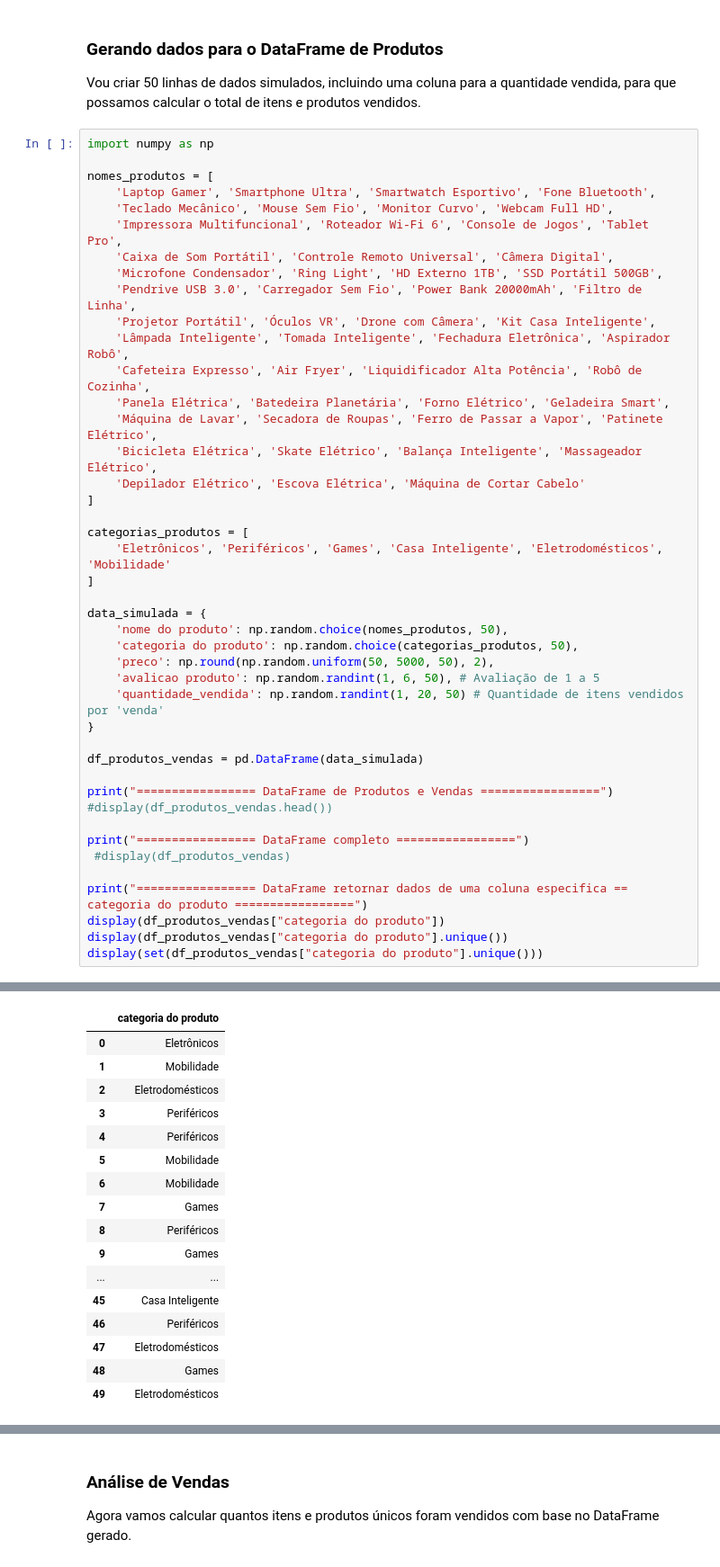
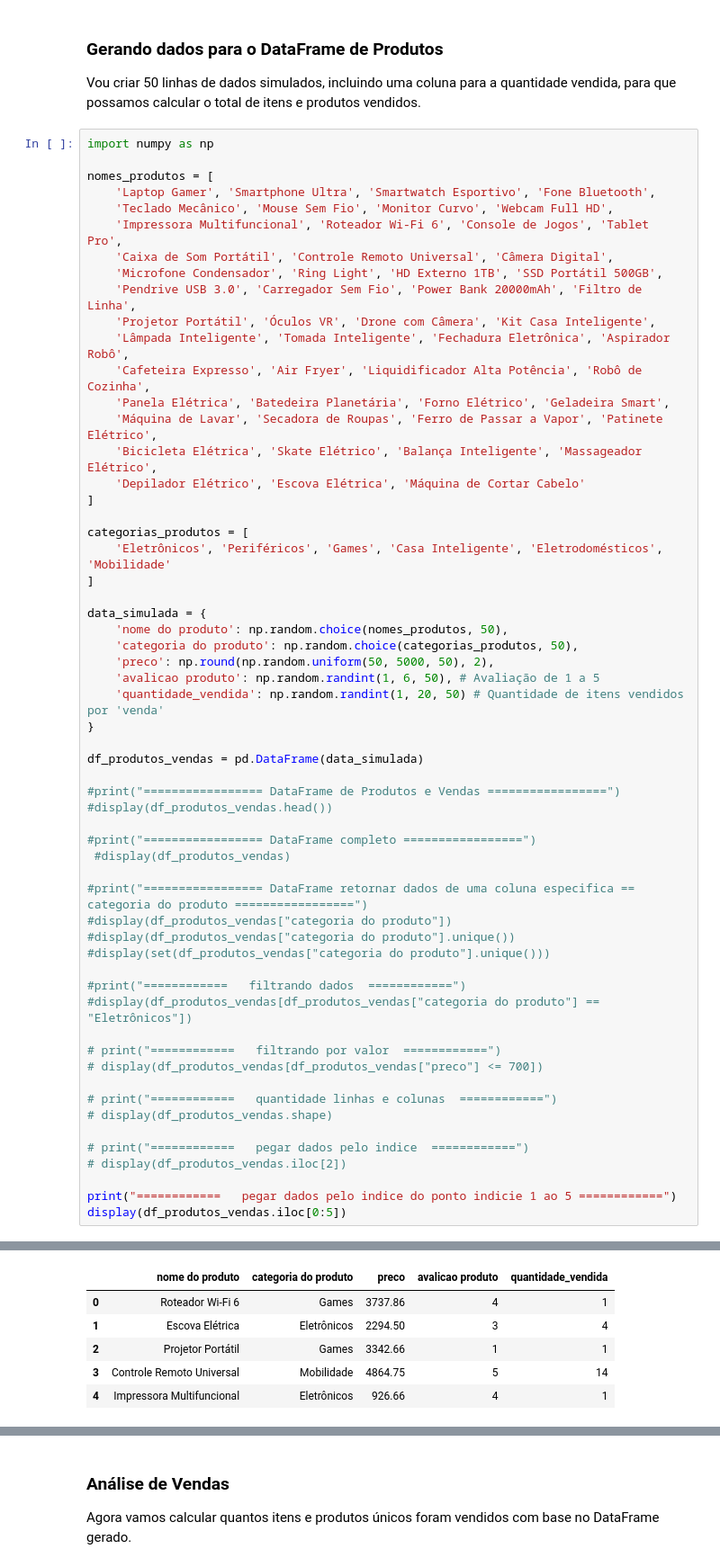
Before and after one commit to ThailanRg/ai-engineering, a Jupyter notebook: google-colab-egenieria.ipynb, the cells around one changed output, grey strips where cells are left out. Shown at 90% size. Drawn from its saved outputs; the diff is of its cells as text.

```diff
--- a/google-colab-egenieria.ipynb
+++ b/google-colab-egenieria.ipynb
@@ -496,14 +496,29 @@ data_simulada = {
 
 df_produtos_vendas = pd.DataFrame(data_simulada)
 
-print("================= DataFrame de Produtos e Vendas =================")
+#print("================= DataFrame de Produtos e Vendas =================")
 #display(df_produtos_vendas.head())
 
-print("================= DataFrame completo =================")
+#print("================= DataFrame completo =================")
  #display(df_produtos_vendas)
 
-print("================= DataFrame retornar dados de uma coluna especifica == categoria do produto =================")
-display(df_produtos_vendas["categoria do produto"])
-display(df_produtos_vendas["categoria do produto"].unique())
-display(set(df_produtos_vendas["categoria do produto"].unique()))
+#print("================= DataFrame retornar dados de uma coluna especifica == categoria do produto =================")
+#display(df_produtos_vendas["categoria do produto"])
+#display(df_produtos_vendas["categoria do produto"].unique())
+#display(set(df_produtos_vendas["categoria do produto"].unique()))
+
+#print("============   filtrando dados  ============")
+#display(df_produtos_vendas[df_produtos_vendas["categoria do produto"] == "Eletrônicos"])
+
+# print("============   filtrando por valor  ============")
+# display(df_produtos_vendas[df_produtos_vendas["preco"] <= 700])
+
+# print("============   quantidade linhas e colunas  ============")
+# display(df_produtos_vendas.shape)
+
+# print("============   pegar dados pelo indice  ============")
+# display(df_produtos_vendas.iloc[2])
+
+print("============   pegar dados pelo indice do ponto indicie 1 ao 5 ============")
+display(df_produtos_vendas.iloc[0:5])
 # %% [output]
@@ -513,17 +526,6 @@ display(set(df_produtos_vendas["categoria do produto"].unique()))
-|  | categoria do produto |
-| 0 | Eletrônicos |
-| 1 | Mobilidade |
-| 2 | Eletrodomésticos |
-| 3 | Periféricos |
-| 4 | Periféricos |
-| 5 | Mobilidade |
-| 6 | Mobilidade |
-| 7 | Games |
-| 8 | Periféricos |
-| 9 | Games |
-| ... | ... |
-| 45 | Casa Inteligente |
-| 46 | Periféricos |
-| 47 | Eletrodomésticos |
-| 48 | Games |
-| 49 | Eletrodomésticos |
+|  | nome do produto | categoria do produto | preco | avalicao produto | quantidade_vendida |
+| 0 | Roteador Wi-Fi 6 | Games | 3737.86 | 4 | 1 |
+| 1 | Escova Elétrica | Eletrônicos | 2294.50 | 3 | 4 |
+| 2 | Projetor Portátil | Games | 3342.66 | 1 | 1 |
+| 3 | Controle Remoto Universal | Mobilidade | 4864.75 | 5 | 14 |
+| 4 | Impressora Multifuncional | Eletrônicos | 926.66 | 4 | 1 |
```
Also changed, not shown: parts of 1 cell of this notebook.
